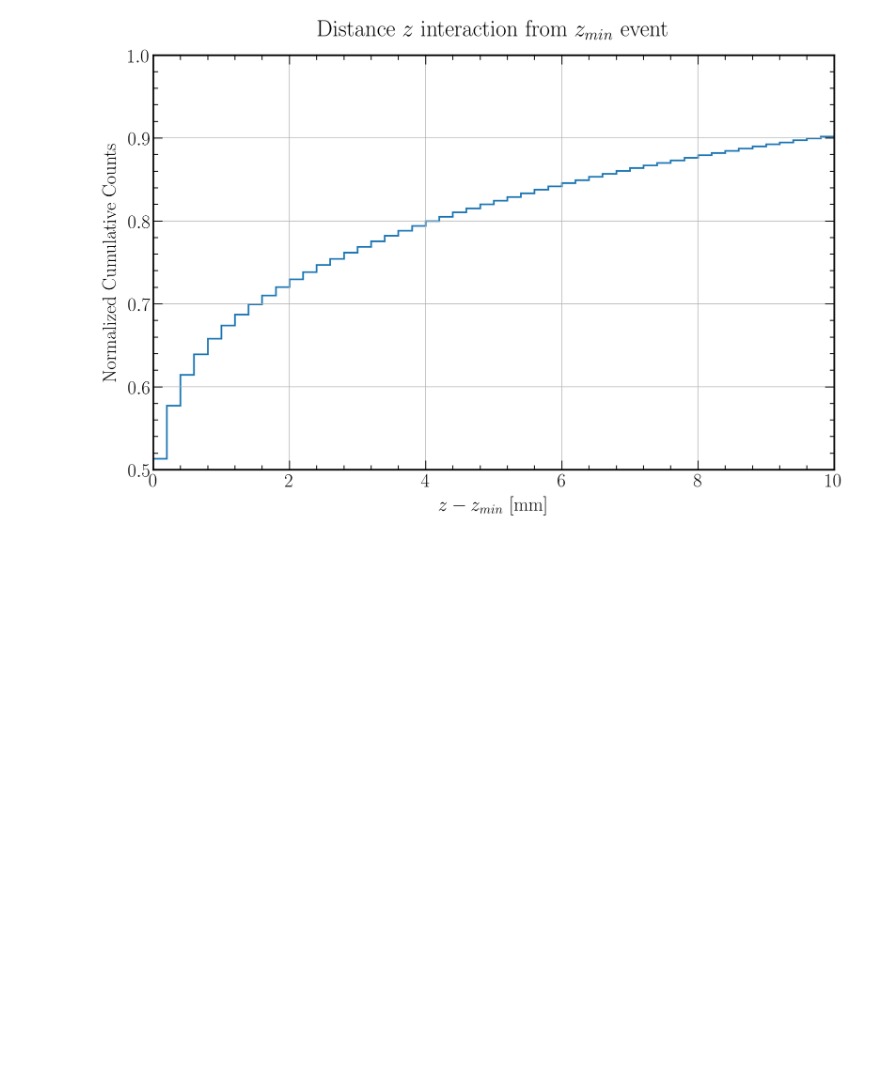
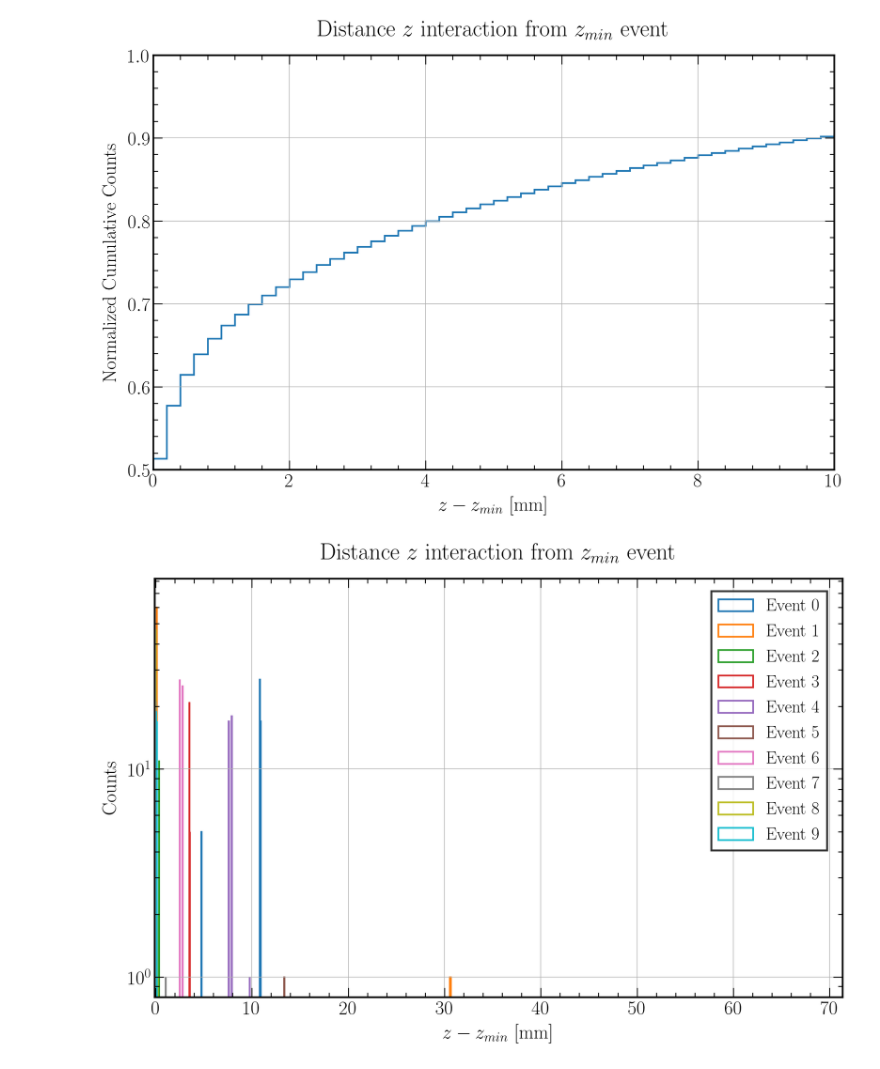
Before and after one commit to AG-Schumann/Xebra_G4_Analysis, a Jupyter notebook: Calibration_simulations_pointsource/Clustering_Prestudies.ipynb, the cells around one changed output. Drawn from its saved outputs; the diff is of its cells as text; code cells hidden in the pictures; blank space fills up the shorter version.

```diff
--- a/Calibration_simulations_pointsource/Clustering_Prestudies.ipynb
+++ b/Calibration_simulations_pointsource/Clustering_Prestudies.ipynb
@@ -721,3 +721,69 @@ fig.savefig(filenameprefix+"_z-zmin_cumulative_zoom.png")
 plt.show()
 # %% [output]
 [figure]
+# %%
+#############################################
+## Set plot styles:
+#############################################
+
+fig=plt.figure(figsize=(16, 10), dpi=150)
+
+# Text options
+plt.rc('text', usetex=True)
+plt.rc('font', family='serif')
+
+# Labels
+label_size = 25
+label_pad = 10
+title_size = 30
+title_pad = 20
+
+# Axes Parameters
+axes = plt.gca()
+axes.tick_params(axis='both')
+
+# Axes ---> Linewidth
+for axis in ['top','bottom','left','right']:
+    axes.spines[axis].set_linewidth(2.2)
+
+# Axes ---> Ticks
+axes.xaxis.set_minor_locator(AutoMinorLocator(5))
+plt.tick_params(which='minor', direction='in', labelsize=label_size, top=True, right=True, width=1.2, length=6)
+axes.yaxis.set_minor_locator(AutoMinorLocator(5))
+plt.tick_params(which='minor', direction='in', labelsize=label_size, top=True, right=True, width=1.2, length=6)
+plt.tick_params(which='major', direction='in', labelsize=label_size, top=True, right=True, width=1.2, length=12)
+
+# Grid
+plt.grid(True)
+
+#############################################
+## Plot specific settings and plot data
+#############################################
+
+numberbins = int(71.2*4)
+
+# Data plot
+i = 0
+for i in range(0,10):
+    plt.hist(zp_diffsmin[i], numberbins, label = 'Event '+str(i), log=True, density = False, histtype = 'step', linewidth = 2.2)
+
+
+plt.xlabel('$z - z_{min}$ [mm]', fontsize = label_size, labelpad = label_pad)
+plt.ylabel('Counts', fontsize = label_size, labelpad = label_pad)
+plt.title('Distance $z$ interaction from $z_{min}$ event', fontsize = title_size, pad = title_pad)
+
+# Axes ---> Range
+plt.xlim(-0.1,71.35)
+plt.ylim(bottom = 0.8)
+
+# Legend
+leg = plt.legend(loc=1, bbox_to_anchor=(0.99,0.99), fontsize=0.9*label_size, frameon=True, shadow=False, edgecolor='black', fancybox=False) #, title="Ingredients"
+leg.get_title().set_fontsize(label_size)
+for line in leg.get_lines(): # enumerated
+    line.set_linewidth(4)
+leg.get_frame().set_linewidth(2.5)
+
+fig.savefig(filenameprefix+"_z-zmin_exemplary.png")
+plt.show()
+# %% [output]
+[figure, added]
```
Also changed, not shown: parts of 1 cell of this notebook, 45 other files.
